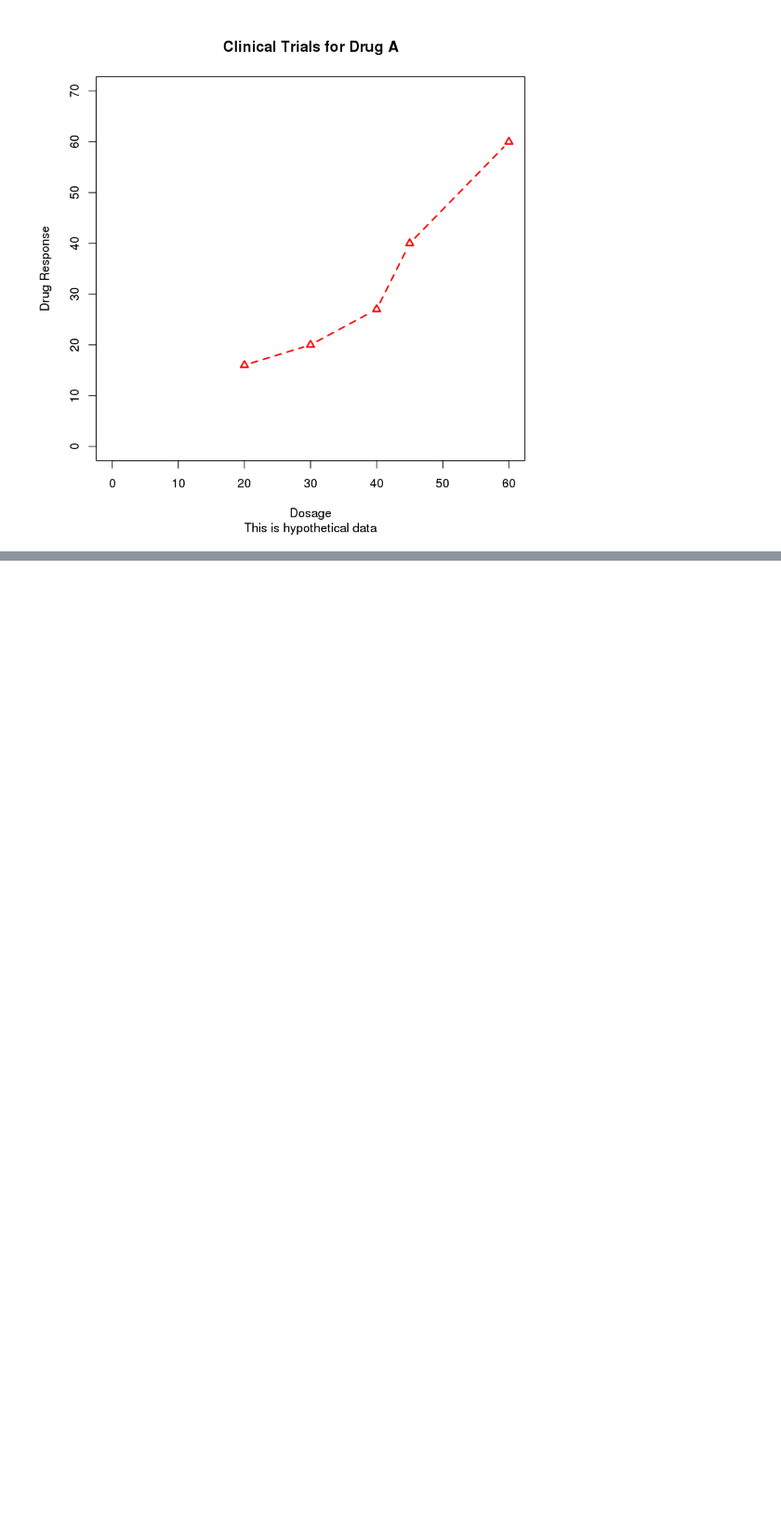
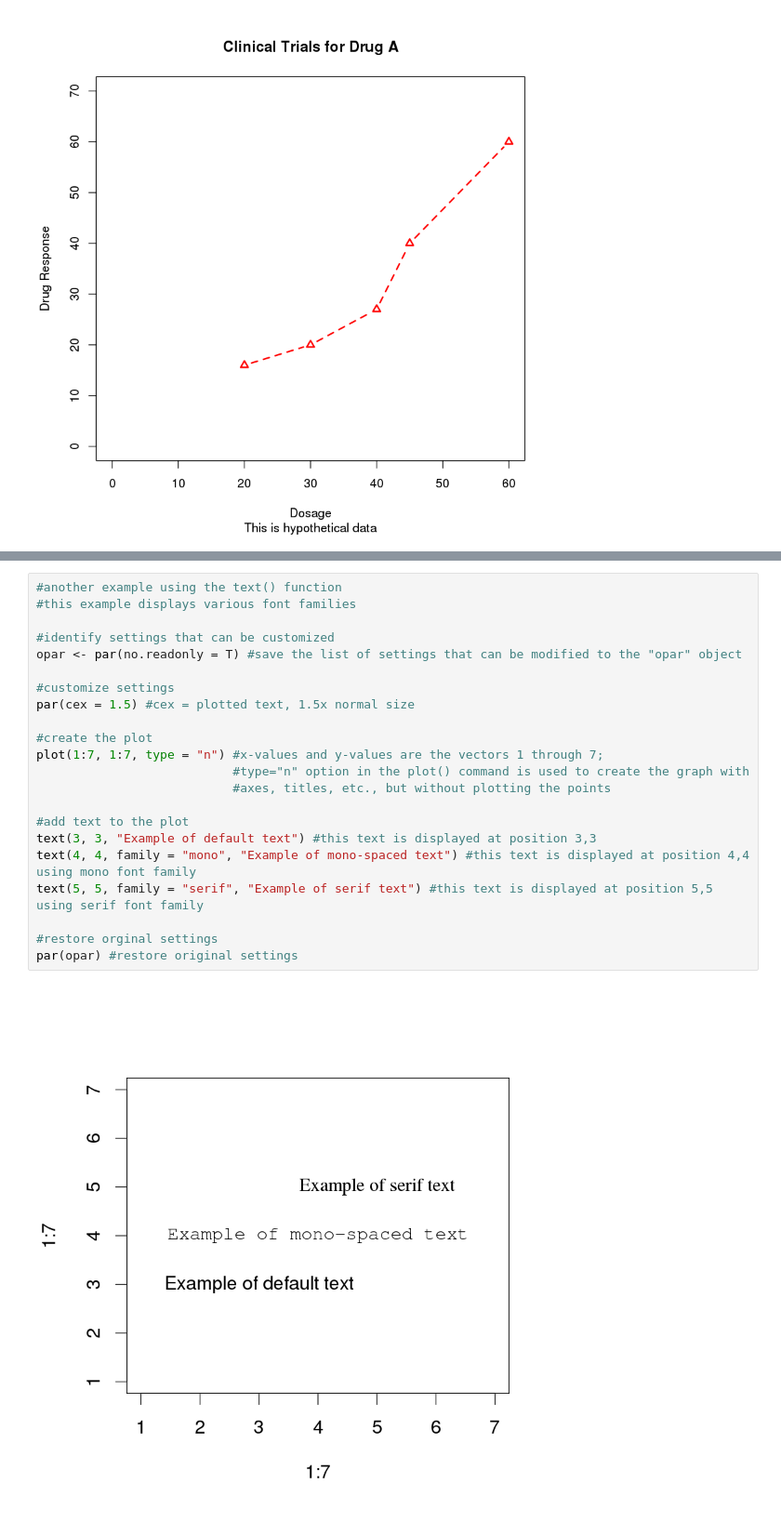
Before and after one commit to raov5/R-in-Action, a Jupyter notebook: Getting started with graphs.ipynb, the cells around one changed output, grey strips where cells are left out. Shown at 93% size. Drawn from its saved outputs; the diff is of its cells as text; blank space fills up the shorter version.

```diff
--- a/Getting started with graphs.ipynb
+++ b/Getting started with graphs.ipynb
@@ -238,0 +334,24 @@ par(opar) #restore original settings
+# %%
+#another example using the text() function
+#this example displays various font families
+
+#identify settings that can be customized
+opar <- par(no.readonly = T) #save the list of settings that can be modified to the "opar" object
+
+#customize settings
+par(cex = 1.5) #cex = plotted text, 1.5x normal size
+
+#create the plot
+plot(1:7, 1:7, type = "n") #x-values and y-values are the vectors 1 through 7;
+                           #type="n" option in the plot() command is used to create the graph with
+                           #axes, titles, etc., but without plotting the points
+
+#add text to the plot
+text(3, 3, "Example of default text") #this text is displayed at position 3,3
+text(4, 4, family = "mono", "Example of mono-spaced text") #this text is displayed at position 4,4 using mono font family
+text(5, 5, family = "serif", "Example of serif text") #this text is displayed at position 5,5 using serif font family
+
+#restore orginal settings
+par(opar) #restore original settings
+# %% [output]
+[figure, added]
```
Also changed, not shown: parts of 16 cells of this notebook.
